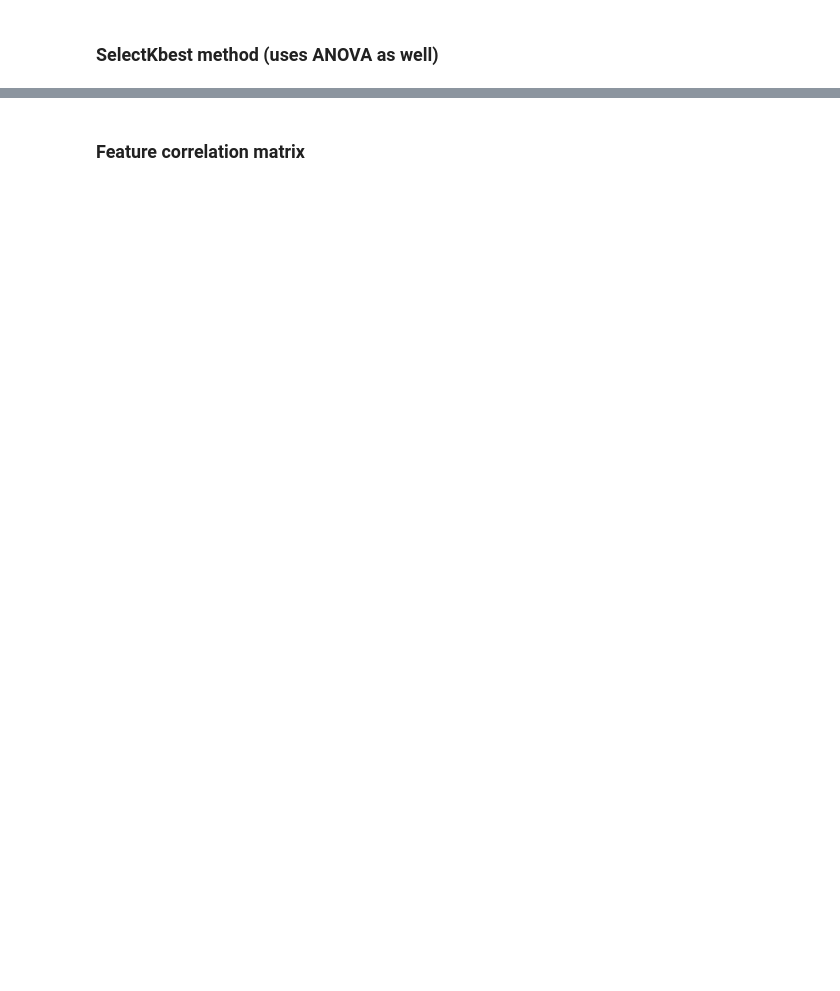
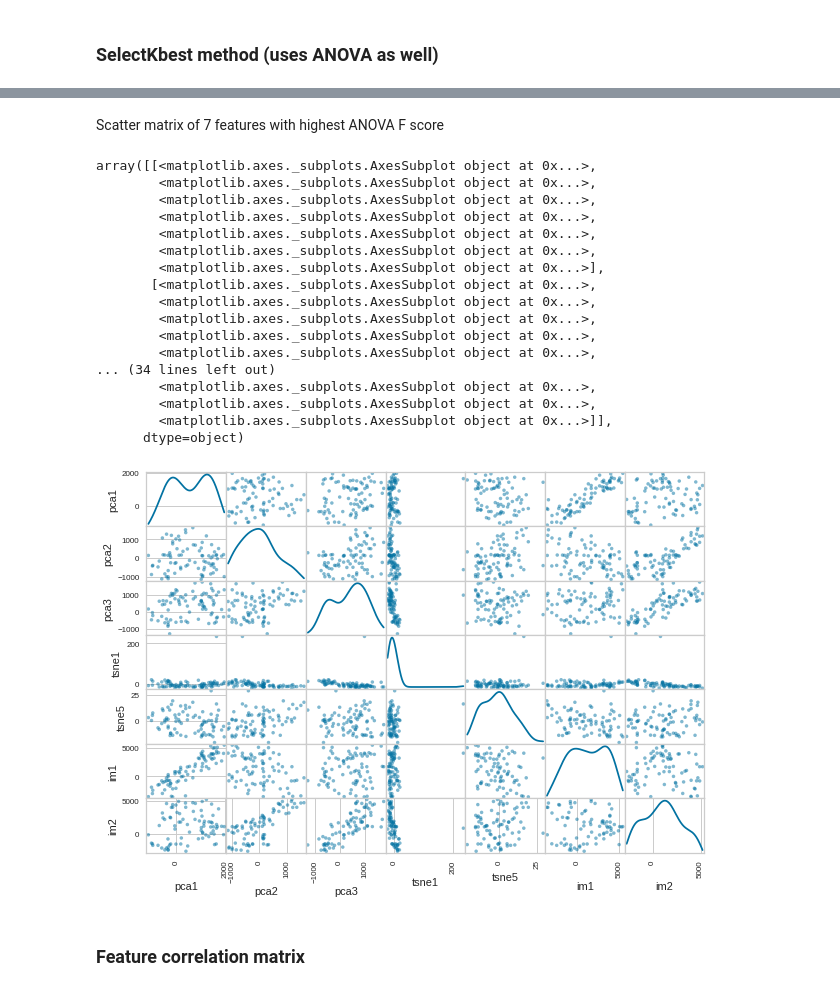
Before and after one commit to Migaalee/machine_learning, a Jupyter notebook: Assigment2_AA.ipynb, the cells around one changed output, grey strips where cells are left out. Drawn from its saved outputs; the diff is of its cells as text; code cells hidden in the pictures; blank space fills up the shorter version.

```diff
--- a/Assigment2_AA.ipynb
+++ b/Assigment2_AA.ipynb
@@ -268,5 +274,27 @@ Scatter matrix
+# %% [markdown]
+Scatter matrix of 7 features with highest ANOVA F score
 # %%
-#scatter_matrix(df_evaluated, alpha=0.5, figsize=(10,7), diagonal='kde')
+plot = scatter_matrix(features_df_new, alpha=0.5, figsize=(10,7), diagonal='kde')
+plot
+# %% [output]
+array([[<matplotlib.axes._subplots.AxesSubplot object at 0x...>,
+        <matplotlib.axes._subplots.AxesSubplot object at 0x...>,
+        <matplotlib.axes._subplots.AxesSubplot object at 0x...>,
+        <matplotlib.axes._subplots.AxesSubplot object at 0x...>,
+        <matplotlib.axes._subplots.AxesSubplot object at 0x...>,
+        <matplotlib.axes._subplots.AxesSubplot object at 0x...>,
+        <matplotlib.axes._subplots.AxesSubplot object at 0x...>],
+       [<matplotlib.axes._subplots.AxesSubplot object at 0x...>,
+        <matplotlib.axes._subplots.AxesSubplot object at 0x...>,
+        <matplotlib.axes._subplots.AxesSubplot object at 0x...>,
+        <matplotlib.axes._subplots.AxesSubplot object at 0x...>,
+        <matplotlib.axes._subplots.AxesSubplot object at 0x...>,
+... (34 lines left out)
+        <matplotlib.axes._subplots.AxesSubplot object at 0x...>,
+        <matplotlib.axes._subplots.AxesSubplot object at 0x...>,
+        <matplotlib.axes._subplots.AxesSubplot object at 0x...>]],
+      dtype=object)
+[figure, added]
 # %% [markdown]
 ### Feature correlation matrix
 # %%
```
Also changed, not shown: parts of 52 cells of this notebook.
